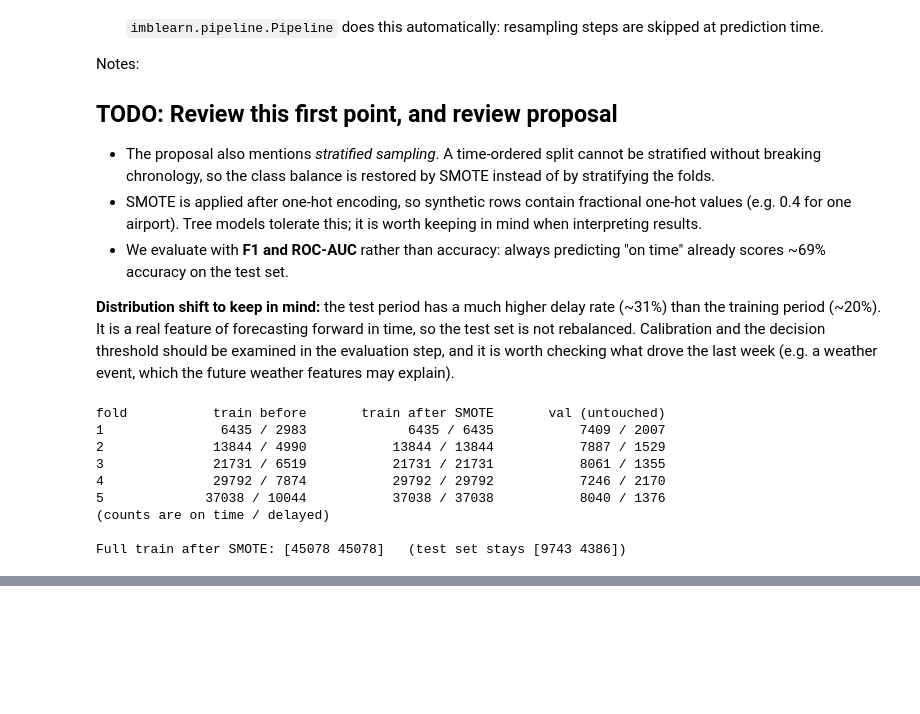
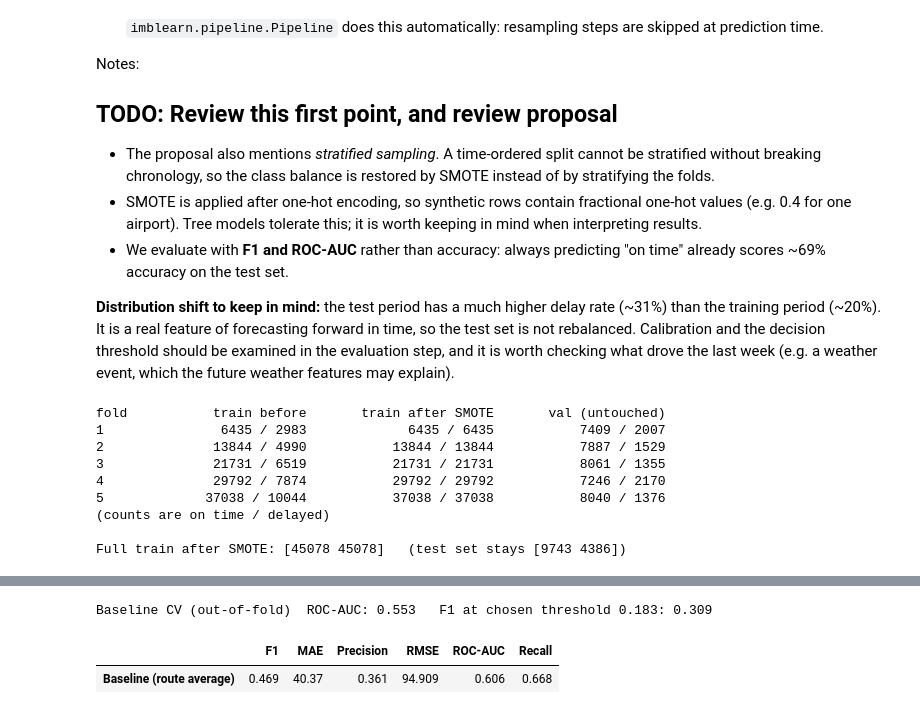
Before and after one commit to Ivangb-626/Data-mining, a Jupyter notebook: flight_prediction.ipynb, the cells around one changed output, grey strips where cells are left out. Drawn from its saved outputs; the diff is of its cells as text; code cells hidden in the pictures; blank space fills up the shorter version.

Commit message:
feat: First implementation of the domain baseline model

```diff
--- a/flight_prediction.ipynb
+++ b/flight_prediction.ipynb
@@ -333,0 +395,56 @@ Full train after SMOTE: [45078 45078]   (test set stays [9743 4386])
+# %%
+from sklearn.base import BaseEstimator
+
+# TODO: First version, not good metrics, perhaps normal due to the difference in train and test, but to be tested and studied later on
+class RouteAverageBaseline(BaseEstimator):
+    """Mean of the target per (route, departure window), shrunk towards route mean, then global mean."""
+    def __init__(self, window_hours=3, smoothing=20):
+        self.window_hours = window_hours
+        self.smoothing = smoothing
+
+    def _keys(self, X):
+        route  = X["Origin"].astype(str) + "-" + X["Dest"].astype(str)
+        window = (X["CRSDepMinutes"] // (60 * self.window_hours)).astype(int)
+        return route.values, window.values
+
+    def fit(self, X, y):
+        route, window = self._keys(X)
+        d = pd.DataFrame({"route": route, "window": window, "y": np.asarray(y, dtype=float)})
+        m = self.smoothing
+        self.global_ = d["y"].mean()
+        g = d.groupby("route")["y"].agg(["sum", "count"])
+        self.route_ = ((g["sum"] + m * self.global_) / (g["count"] + m)).to_dict()
+        g = d.groupby(["route", "window"])["y"].agg(["sum", "count"]).reset_index()
+        parent = g["route"].map(self.route_)
+        g["est"] = (g["sum"] + m * parent) / (g["count"] + m)
+        self.cell_ = {(r, w): e for r, w, e in zip(g["route"], g["window"], g["est"])}
+        return self
+
+    def predict(self, X):
+        route, window = self._keys(X)
+        return np.array([self.cell_.get((r, w), self.route_.get(r, self.global_))
+                         for r, w in zip(route, window)])
+
+# --- classification: out-of-fold probabilities on the time-series folds -> threshold ---
+oof_p, oof_y = [], []
+for tr, va in tscv.split(train):
+    b = RouteAverageBaseline().fit(train.iloc[tr], y_train_cls[tr])
+    oof_p.append(b.predict(train.iloc[va])); oof_y.append(y_train_cls[va])
+oof_p, oof_y = np.concatenate(oof_p), np.concatenate(oof_y)
+thr = best_f1_threshold(oof_y, oof_p)
+print(f"Baseline CV (out-of-fold)  ROC-AUC: {roc_auc_score(oof_y, oof_p):.3f}   F1 at chosen threshold {thr:.3f}: "
+      f"{f1_score(oof_y, oof_p >= thr):.3f}")
+
+# --- final: fit on the full training set, score once on the test set ---
+clf_base = RouteAverageBaseline().fit(train, y_train_cls)
+reg_base = RouteAverageBaseline().fit(train, y_train_reg)
+
+results["Baseline (route average)"] = {
+    **classification_scores(y_test_cls, clf_base.predict(test), thr),
+    **regression_scores(y_test_reg, reg_base.predict(test)),
+}
+pd.DataFrame(results).T.round(3)
+# %% [output]
+Baseline CV (out-of-fold)  ROC-AUC: 0.553   F1 at chosen threshold 0.183: 0.309
+|  | F1 | MAE | Precision | RMSE | ROC-AUC | Recall |
+| Baseline (route average) | 0.469 | 40.37 | 0.361 | 94.909 | 0.606 | 0.668 |
```
Also changed, not shown: parts of 4 cells of this notebook.
